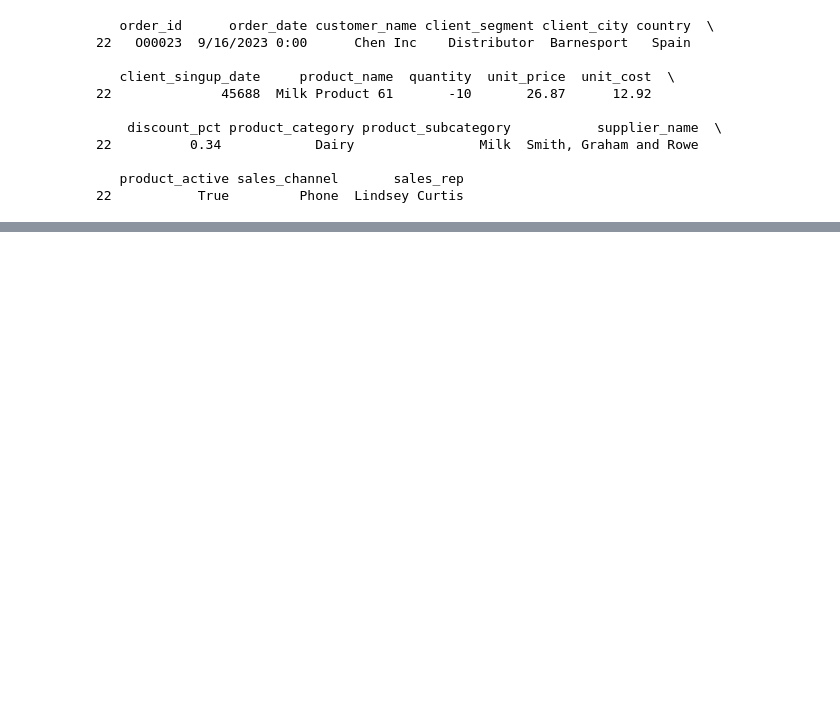
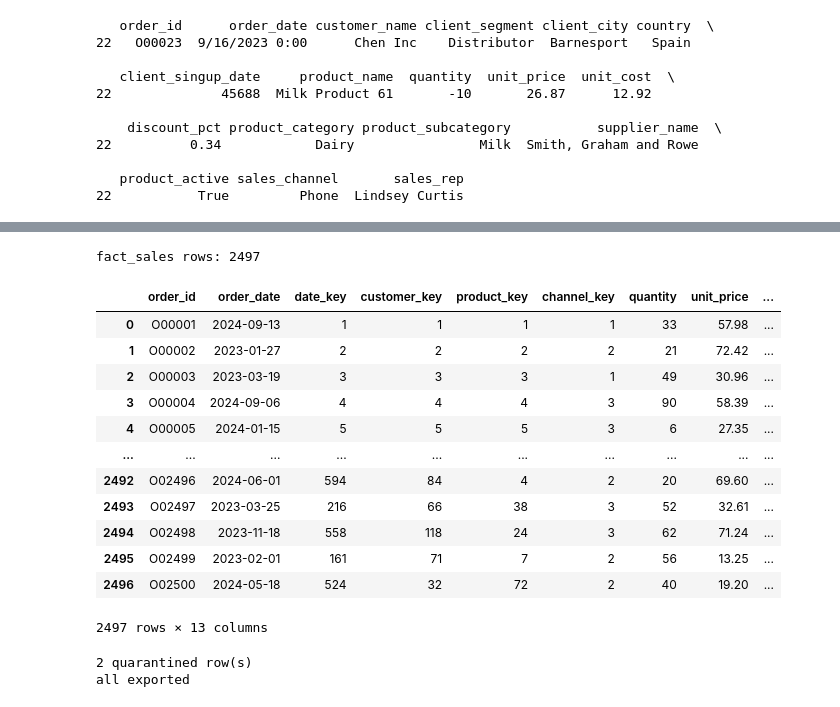
Before and after one commit to SimonHtet/Hotel, a Jupyter notebook: exceltis.ipynb, the cells around one changed output, grey strips where cells are left out. Cells and saved outputs as stored; diff of their text form; code cells hidden in the pictures; blank space fills up the shorter version.

```diff
--- a/exceltis.ipynb
+++ b/exceltis.ipynb
@@ -90,7 +90,7 @@ def parse_mixed_dates(val):
         return pd.Timestamp('1899-12-30') + pd.Timedelta(days=int(float(val)))
     except:
         pass
-    for fmt in ('%d/%m/%Y', '%m/%d/%Y', '%Y-%m-%d', '%Y/%m/%d'):
+    for fmt in ('%d/%m/%Y', '%m/%d/%Y', '%Y-%m-%d', '%Y/%m/%d', '%Y/%d/%m'):
         try:
             return pd.to_datetime(val, format=fmt)
         except:
@@ -201,13 +235,17 @@ df['client_city'] = df['client_city'].str.strip().replace('0', 'Unknown')
 rejects_qty = df[df['quantity'] <= 0].copy()  # record of what i removed
 df = df[df['quantity'] > 0]
 
-# also remove missing price / product_category
+# remove missing price / product_category
 bad_mask = df['unit_price'].isna() | df['product_category'].isna() | (df['product_category'] == '0')
 rejects_missing = df[bad_mask].copy()
 df = df[~bad_mask]
 
-print('min quantity:', df['quantity'].min())
+# remove rows where order_date failed to parse (NaT from coerce)
+rejects_date = df[df['order_date'].isna()].copy()
+df = df[df['order_date'].notna()]
+
 print('rows:', len(df))
 print('quarantined (qty):', len(rejects_qty))
 print('quarantined (missing):', len(rejects_missing))
+print('quarantined (bad date):', len(rejects_date))
 # %% [output]
@@ -231,15 +269,3 @@ print(rejects_qty)
 
    product_active sales_channel       sales_rep
 22           True         Phone  Lindsey Curtis
-# %%
-# quarantine rows missing price or product_category
-bad_mask = df['unit_price'].isna() | df['product_category'].isna() | (df['product_category'] == '0')
-
-# add to existing quarantine (or create it)
-quarantine = pd.concat([quarantine, df[bad_mask]], ignore_index=True)
-
-# remove from main data
-df = df[~bad_mask].reset_index(drop=True)
-
-print('Quarantined rows:', bad_mask.sum())
-print('Remaining rows:', len(df))
@@ -326,24 +398,39 @@ dim_date.head()
 # %%
 # Sales the transaction
 fact_sales = df.copy()
 
 # join each table to bring in keys
 fact_sales = fact_sales.merge(dim_customer[['customer_name', 'customer_key']], on='customer_name', how='left')
 fact_sales = fact_sales.merge(dim_product[['product_name', 'product_key']], on='product_name', how='left')
 fact_sales = fact_sales.merge(dim_channel[['sales_channel', 'channel_key']], on='sales_channel', how='left')
 fact_sales = fact_sales.merge(dim_date[['order_date', 'date_key']], on='order_date', how='left')
 
 #compute the measures
-fact_sales['revenue'] = fact_sales['quantity'] * fact_sales['unit_price'] *(1 - fact_sales['discount_pct'].fillna(0))
-fact_sales['cost'] = fact_sales['quantity'] * fact_sales['unit_cost'].round(2)
-fact_sales['profit'] = fact_sales['revenue'] - fact_sales['cost'].round(2)
+fact_sales['revenue'] = (fact_sales['quantity'] * fact_sales['unit_price'] * (1 - fact_sales['discount_pct'].fillna(0))).round(2)
+fact_sales['cost'] = (fact_sales['quantity'] * fact_sales['unit_cost']).round(2)
+fact_sales['profit'] = (fact_sales['revenue'] - fact_sales['cost']).round(2)
 
 #order_id + keys+transactions measures
 fact_cols = ['order_id', 'order_date', 'date_key', 'customer_key', 'product_key', 'channel_key', 'quantity', 'unit_price', 'unit_cost', 'discount_pct', 'revenue', 'cost', 'profit']
 fact_sales = fact_sales[fact_cols]
 
 print('fact_sales rows:',len(fact_sales))
 fact_sales
+# %% [output]
+fact_sales rows: 2497
+|  | order_id | order_date | date_key | customer_key | product_key | channel_key | quantity | unit_price | ... |
+| 0 | O00001 | 2024-09-13 | 1 | 1 | 1 | 1 | 33 | 57.98 | ... |
+| 1 | O00002 | 2023-01-27 | 2 | 2 | 2 | 2 | 21 | 72.42 | ... |
+| 2 | O00003 | 2023-03-19 | 3 | 3 | 3 | 1 | 49 | 30.96 | ... |
+| 3 | O00004 | 2024-09-06 | 4 | 4 | 4 | 3 | 90 | 58.39 | ... |
+| 4 | O00005 | 2024-01-15 | 5 | 5 | 5 | 3 | 6 | 27.35 | ... |
+| ... | ... | ... | ... | ... | ... | ... | ... | ... | ... |
+| 2492 | O02496 | 2024-06-01 | 594 | 84 | 4 | 2 | 20 | 69.60 | ... |
+| 2493 | O02497 | 2023-03-25 | 216 | 66 | 38 | 3 | 52 | 32.61 | ... |
+| 2494 | O02498 | 2023-11-18 | 558 | 118 | 24 | 3 | 62 | 71.24 | ... |
+| 2495 | O02499 | 2023-02-01 | 161 | 71 | 7 | 2 | 56 | 13.25 | ... |
+| 2496 | O02500 | 2024-05-18 | 524 | 32 | 72 | 2 | 40 | 19.20 | ... |
+2497 rows × 13 columns
 # %%
 #export to csv
 fact_sales.to_csv('tbl_sales.csv', index=False)
@@ -357,10 +444,12 @@ rejects = pd.read_csv("/content/drive/MyDrive/Exceltis/Exeltis_Data_Engineer_Bus
 rejects = rejects[
     (rejects['quantity'] <= 0)
     | rejects['unit_price'].isna()
-    | rejects['product_category'].isna()
-    | (rejects['product_category'] == '0')
+    | rejects['unit_cost'].isna()
 ]
 print(len(rejects), "quarantined row(s)")
 rejects.to_csv('tbl_rejects_quarantined.csv', index=False)
 
 print('all exported')
+# %% [output]
+2 quarantined row(s)
+all exported
```
Also changed, not shown: parts of 21 cells of this notebook.
